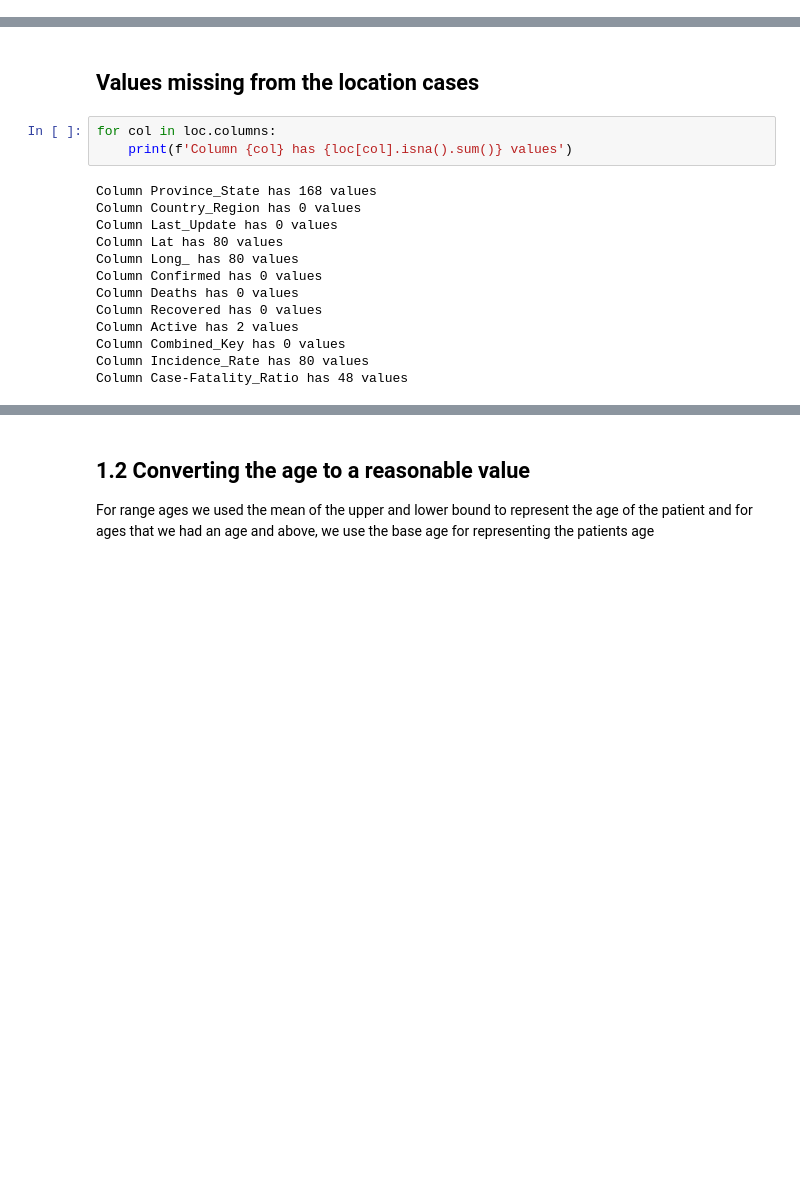
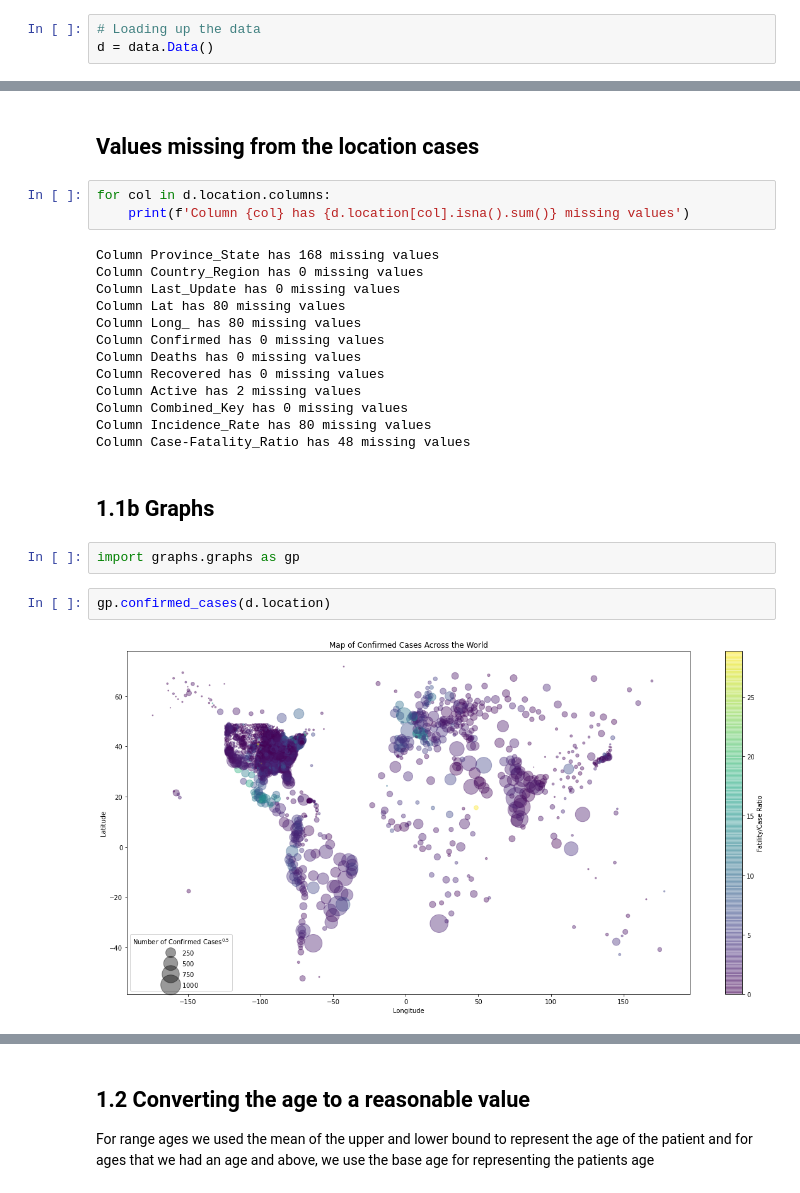
Before and after one commit to alhparsa/CMPT459-Project, a Jupyter notebook: Milestone_1.ipynb, the cells around one changed output, grey strips where cells are left out. Drawn from its saved outputs; the diff is of its cells as text; blank space fills up the shorter version.

```diff
--- a/Milestone_1.ipynb
+++ b/Milestone_1.ipynb
@@ -9,2 +10,5 @@ loc = pd.read_csv('./data/processed_location_Sep20th2020.csv', parse_dates=True)
+# %%
+# Loading up the data
+d = data.Data()
 # %% [markdown]
 # 1.1 Exploratory Data Analysis
@@ -108,18 +62,26 @@ Column outcome has 0 missing values
 # %% [markdown]
 ## Values missing from the location cases
 # %%
-for col in loc.columns:
-    print(f'Column {col} has {loc[col].isna().sum()} values')
+for col in d.location.columns:
+    print(f'Column {col} has {d.location[col].isna().sum()} missing values')
 # %% [output]
-Column Province_State has 168 values
-Column Country_Region has 0 values
-Column Last_Update has 0 values
-Column Lat has 80 values
-Column Long_ has 80 values
-Column Confirmed has 0 values
-Column Deaths has 0 values
-Column Recovered has 0 values
-Column Active has 2 values
-Column Combined_Key has 0 values
-Column Incidence_Rate has 80 values
-Column Case-Fatality_Ratio has 48 values
+Column Province_State has 168 missing values
+Column Country_Region has 0 missing values
+Column Last_Update has 0 missing values
+Column Lat has 80 missing values
+Column Long_ has 80 missing values
+Column Confirmed has 0 missing values
+Column Deaths has 0 missing values
+Column Recovered has 0 missing values
+Column Active has 2 missing values
+Column Combined_Key has 0 missing values
+Column Incidence_Rate has 80 missing values
+Column Case-Fatality_Ratio has 48 missing values
+# %% [markdown]
+## 1.1b Graphs
+# %%
+import graphs.graphs as gp
+# %%
+gp.confirmed_cases(d.location)
+# %% [output]
+[figure, added]
```
Also changed, not shown: parts of 38 cells of this notebook, 12 other files.
